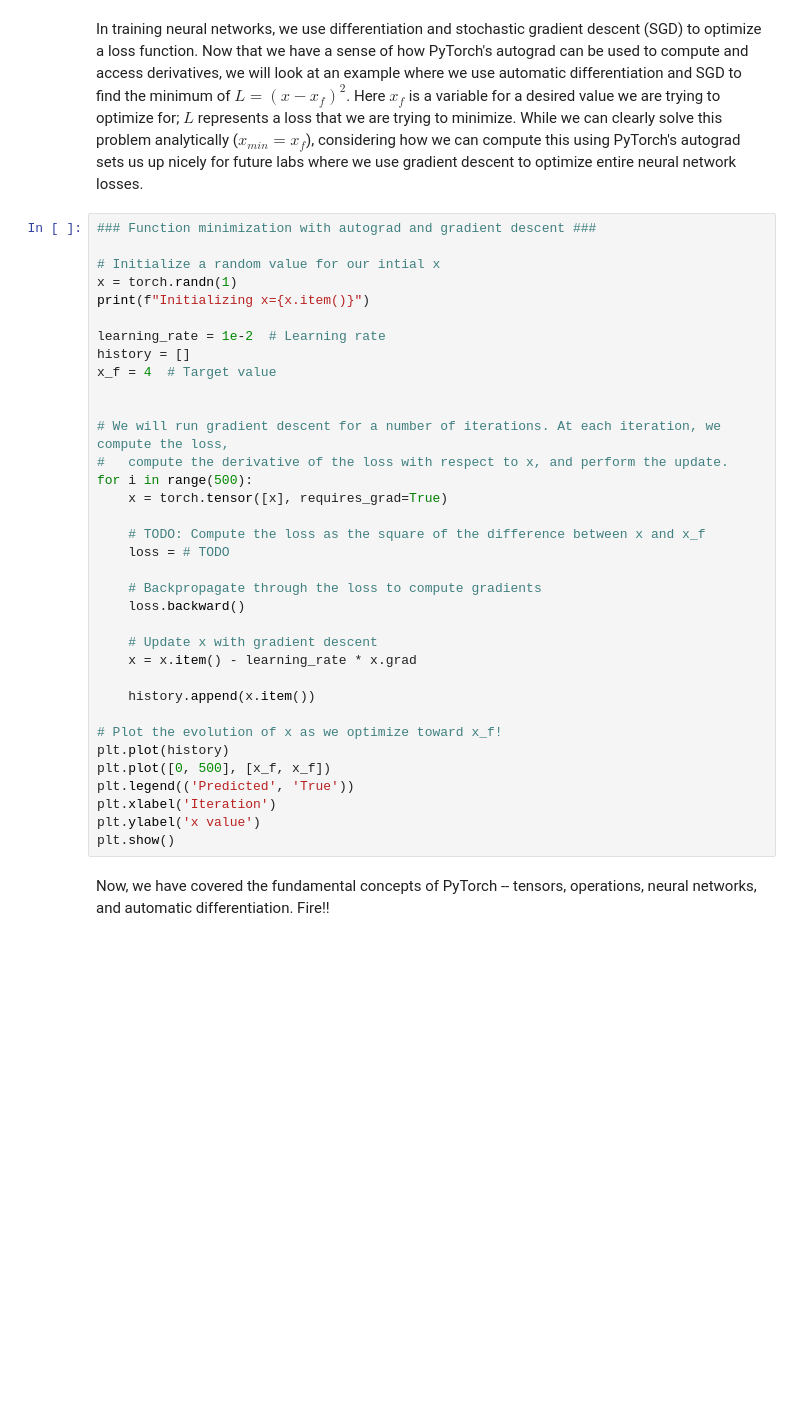
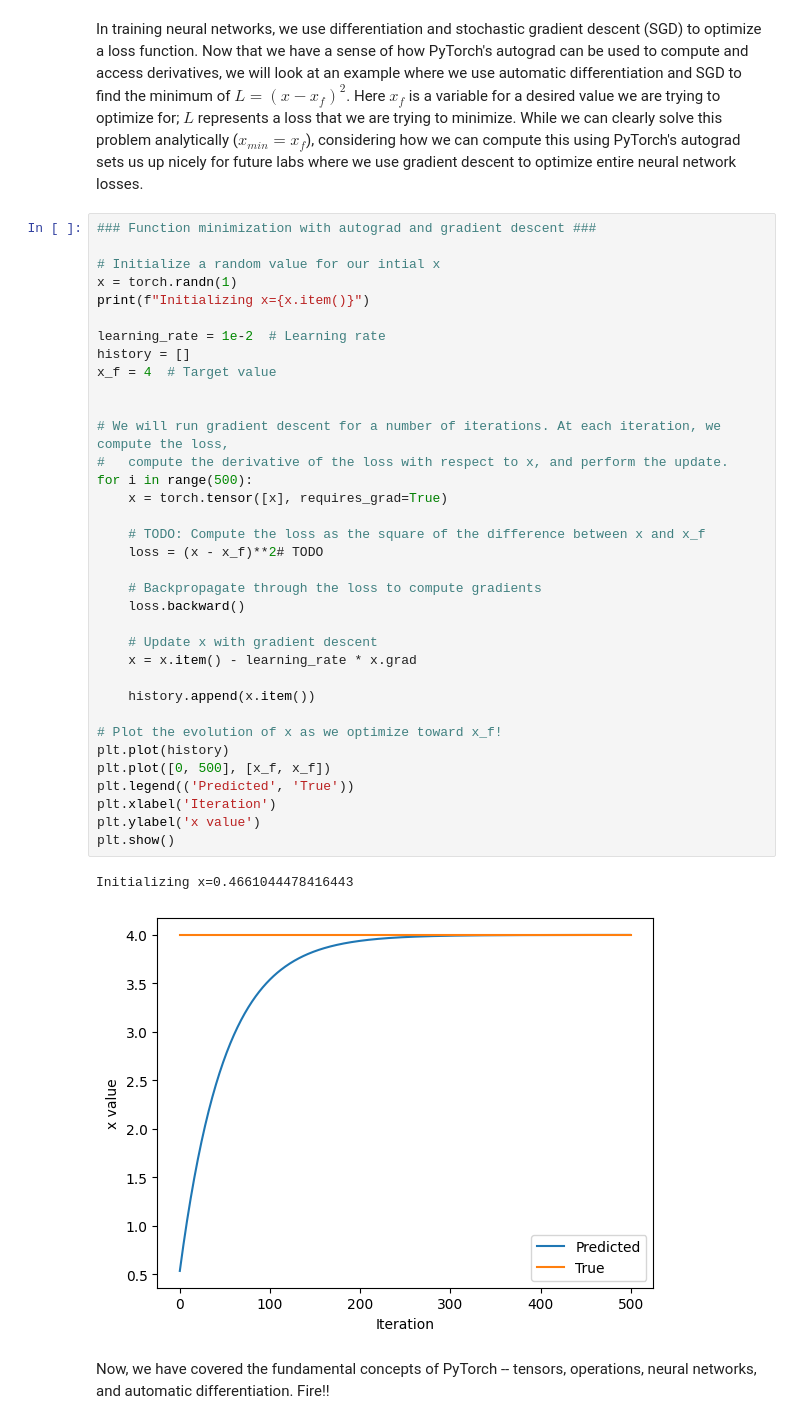
Before and after one commit to dhananjayaherna/Dhananjaya_Herna_Datahack, a Jupyter notebook: lab1/PT_Part1_Intro.ipynb, the cells around one changed output. Cells and saved outputs as stored; diff of their text form; blank space fills up the shorter version.

```diff
--- a/lab1/PT_Part1_Intro.ipynb
+++ b/lab1/PT_Part1_Intro.ipynb
@@ -316,33 +342,36 @@ In training neural networks, we use differentiation and stochastic gradient desc
 x = torch.randn(1)
 print(f"Initializing x={x.item()}")
 
 learning_rate = 1e-2  # Learning rate
 history = []
 x_f = 4  # Target value
 
 
 # We will run gradient descent for a number of iterations. At each iteration, we compute the loss,
 #   compute the derivative of the loss with respect to x, and perform the update.
 for i in range(500):
     x = torch.tensor([x], requires_grad=True)
 
     # TODO: Compute the loss as the square of the difference between x and x_f
-    loss = # TODO
+    loss = (x - x_f)**2# TODO
 
     # Backpropagate through the loss to compute gradients
     loss.backward()
 
     # Update x with gradient descent
     x = x.item() - learning_rate * x.grad
 
     history.append(x.item())
 
 # Plot the evolution of x as we optimize toward x_f!
 plt.plot(history)
 plt.plot([0, 500], [x_f, x_f])
 plt.legend(('Predicted', 'True'))
 plt.xlabel('Iteration')
 plt.ylabel('x value')
 plt.show()
+# %% [output]
+Initializing x=0.4661044478416443
+[figure, added]
 # %% [markdown]
 Now, we have covered the fundamental concepts of PyTorch -- tensors, operations, neural networks, and automatic differentiation. Fire!!
```
Also changed, not shown: parts of 12 cells of this notebook.
